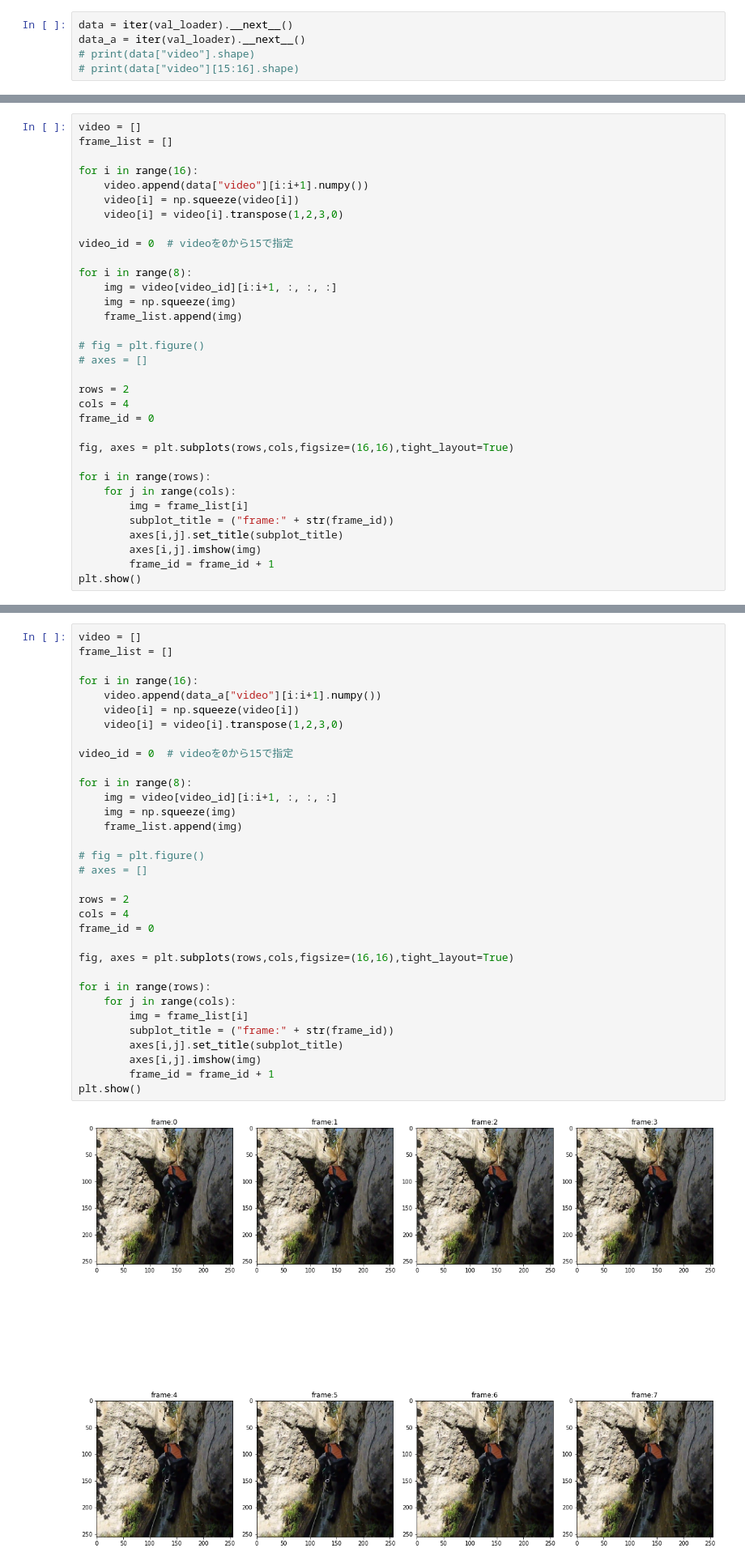
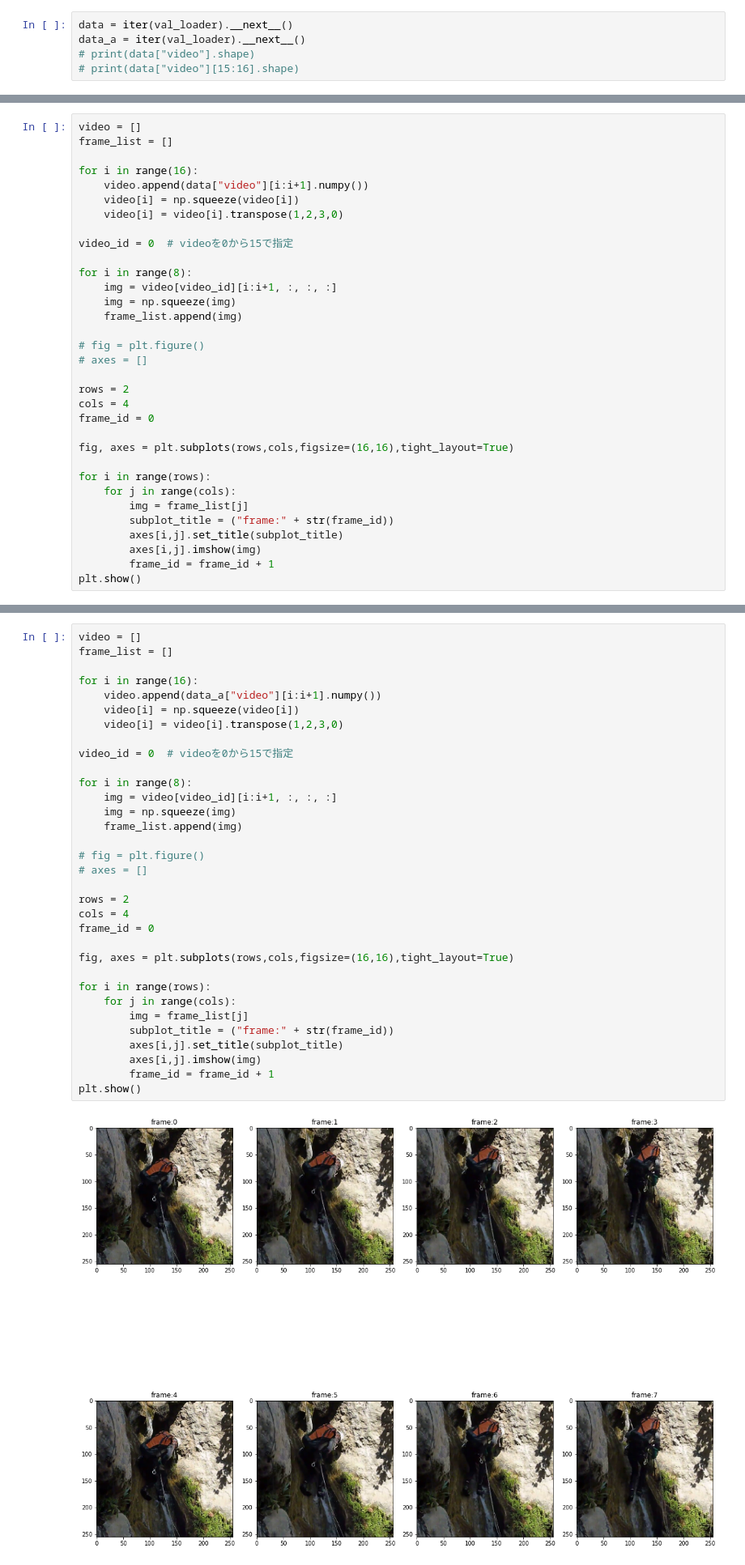
Before and after one commit to kazukiOmi/MDL_Action_Recognition, a Jupyter notebook: test_transform/test_transform.ipynb, the cells around one changed output, grey strips where cells are left out. Shown at 81% size. Saved outputs shown, nothing was run; the diff lists cells and outputs as text.

```diff
--- a/test_transform/test_transform.ipynb
+++ b/test_transform/test_transform.ipynb
@@ -212,7 +212,7 @@ fig, axes = plt.subplots(rows,cols,figsize=(16,16),tight_layout=True)
 
 for i in range(rows):
     for j in range(cols):
-        img = frame_list[i]
+        img = frame_list[j]
         subplot_title = ("frame:" + str(frame_id))
         axes[i,j].set_title(subplot_title)
         axes[i,j].imshow(img)
@@ -226,32 +226,32 @@ frame_list = []
 
 for i in range(16):
     video.append(data_a["video"][i:i+1].numpy())
     video[i] = np.squeeze(video[i])
     video[i] = video[i].transpose(1,2,3,0)
 
 video_id = 0  # videoを0から15で指定
 
 for i in range(8):
     img = video[video_id][i:i+1, :, :, :]
     img = np.squeeze(img)
     frame_list.append(img)
 
 # fig = plt.figure()
 # axes = []
 
 rows = 2
 cols = 4
 frame_id = 0
 
 fig, axes = plt.subplots(rows,cols,figsize=(16,16),tight_layout=True)
 
 for i in range(rows):
     for j in range(cols):
-        img = frame_list[i]
+        img = frame_list[j]
         subplot_title = ("frame:" + str(frame_id))
         axes[i,j].set_title(subplot_title)
         axes[i,j].imshow(img)
         frame_id = frame_id + 1
 plt.show()
 # %% [output]
-[figure, old version]
+[figure, new version]
```
Also changed, not shown: parts of 1 cell of this notebook.
